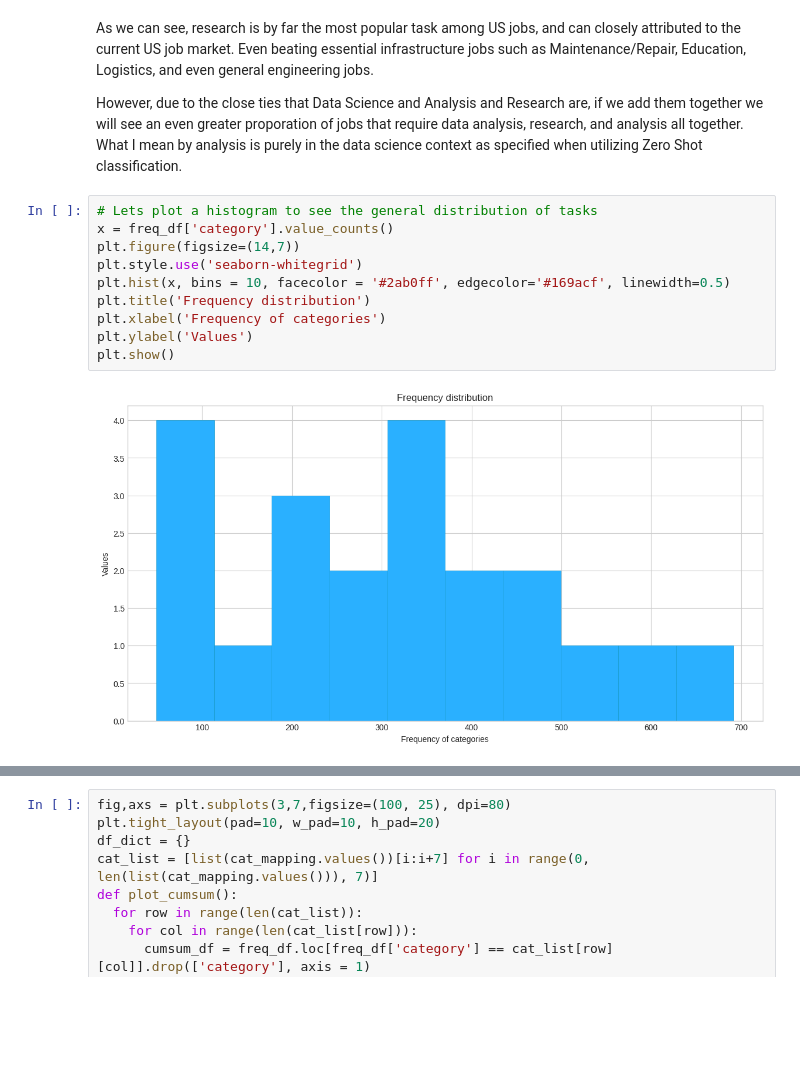
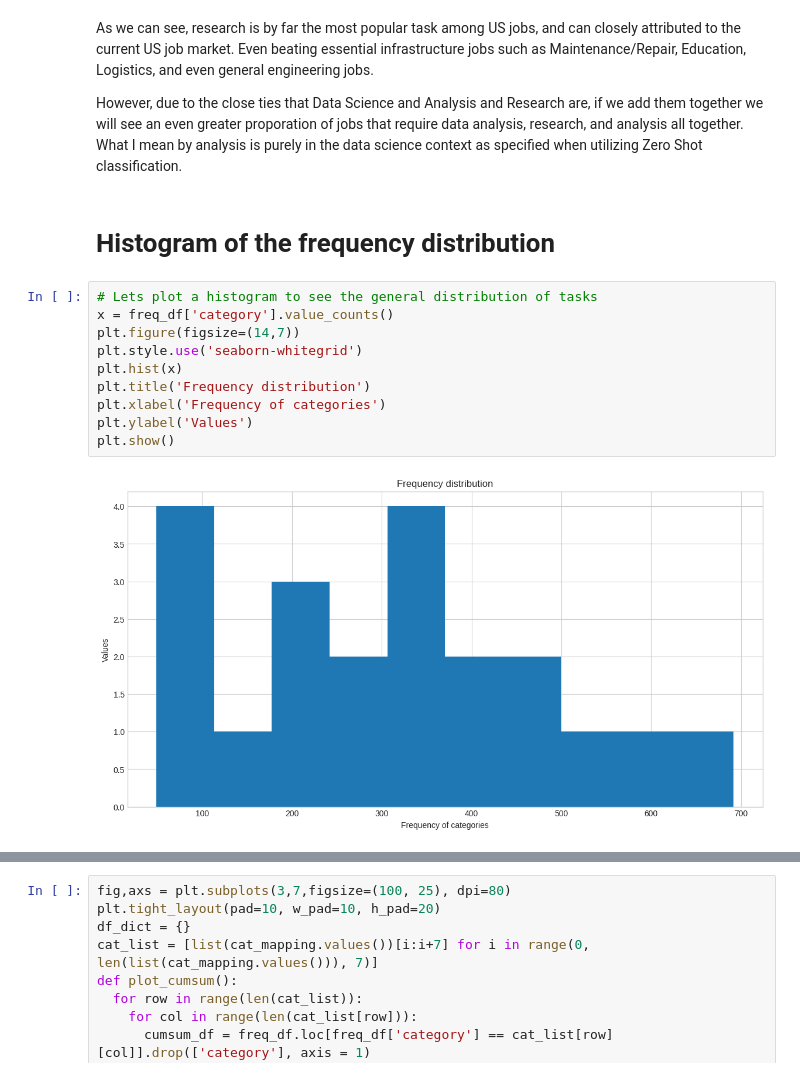
Before and after one commit to Josh-Hiz/Job-Task-Analysis, a Jupyter notebook: TaskAnalysis.ipynb, the cells around one changed output, grey strips where cells are left out. Cells and saved outputs as stored; diff of their text form; blank space fills up the shorter version.

```diff
--- a/TaskAnalysis.ipynb
+++ b/TaskAnalysis.ipynb
@@ -439,15 +473,17 @@ plt.show()
 As we can see, research is by far the most popular task among US jobs, and can closely attributed to the current US job market. Even beating essential infrastructure jobs such as Maintenance/Repair, Education, Logistics, and even general engineering jobs.
 
 However, due to the close ties that Data Science and Analysis and Research are, if we add them together we will see an even greater proporation of jobs that require data analysis, research, and analysis all together. What I mean by analysis is purely in the data science context as specified when utilizing Zero Shot classification.
+# %% [markdown]
+# Histogram of the frequency distribution
 # %%
 # Lets plot a histogram to see the general distribution of tasks
 x = freq_df['category'].value_counts()
 plt.figure(figsize=(14,7))
 plt.style.use('seaborn-whitegrid')
-plt.hist(x, bins = 10, facecolor = '#2ab0ff', edgecolor='#169acf', linewidth=0.5)
+plt.hist(x)
 plt.title('Frequency distribution')
 plt.xlabel('Frequency of categories')
 plt.ylabel('Values')
 plt.show()
 # %% [output]
-[figure, old version]
+[figure, new version]
```
Also changed, not shown: parts of 28 cells of this notebook, 4 other files.
